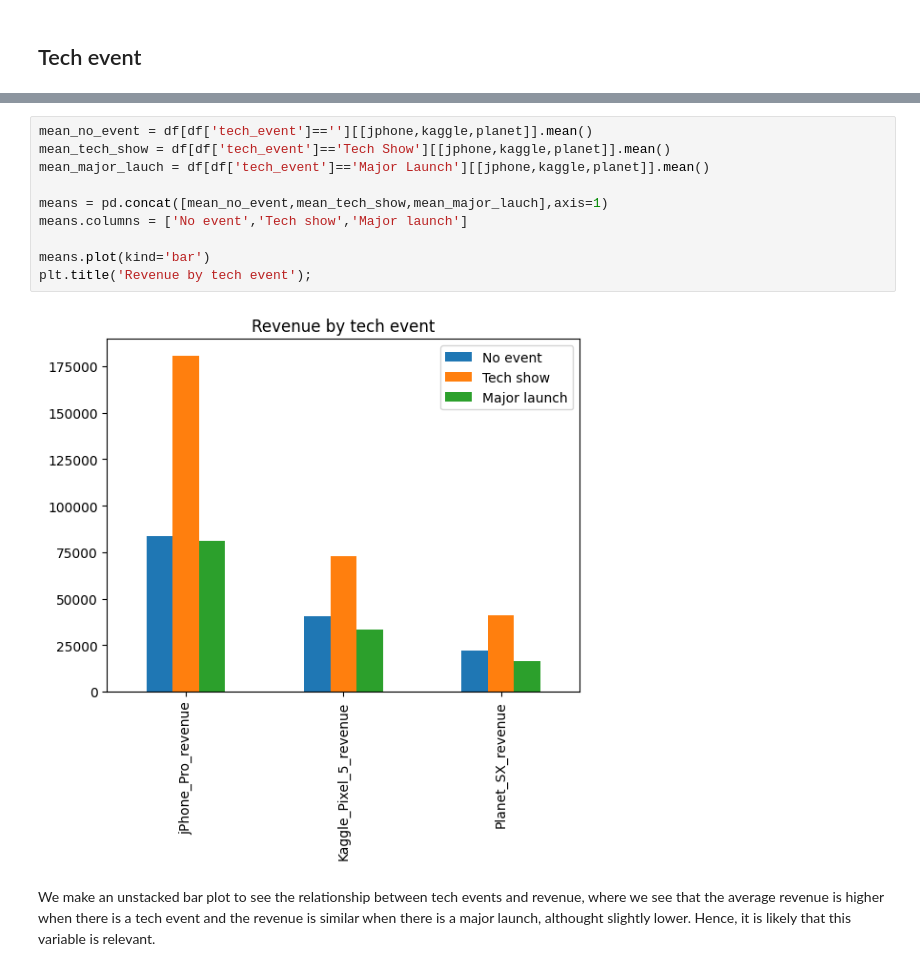
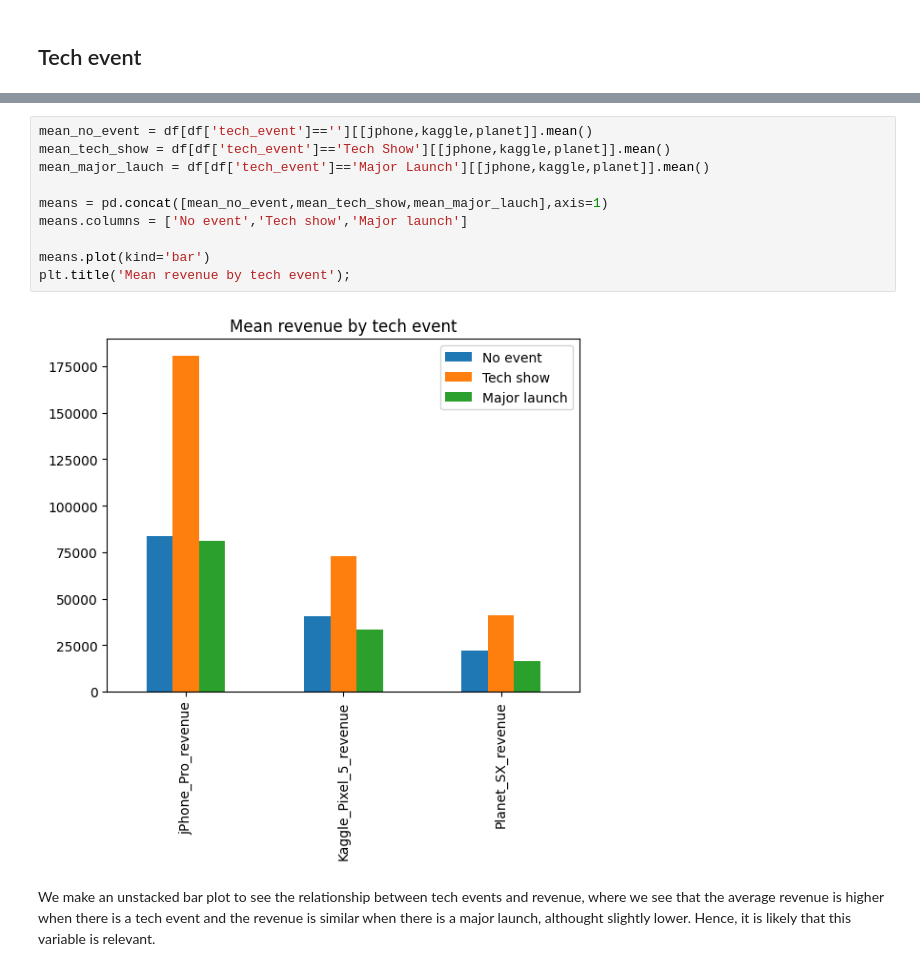
Before and after one commit to jsilvalavin/orange_test_stage, a Jupyter notebook: notebooks/exploration.ipynb, the cells around one changed output, grey strips where cells are left out. Drawn from its saved outputs; the diff is of its cells as text.

```diff
--- a/notebooks/exploration.ipynb
+++ b/notebooks/exploration.ipynb
@@ -156,15 +269,15 @@ we notice that the weather condition is in fact relevant to revenue.
 # %%
 mean_no_event = df[df['tech_event']==''][[jphone,kaggle,planet]].mean()
 mean_tech_show = df[df['tech_event']=='Tech Show'][[jphone,kaggle,planet]].mean()
 mean_major_lauch = df[df['tech_event']=='Major Launch'][[jphone,kaggle,planet]].mean()
 
 means = pd.concat([mean_no_event,mean_tech_show,mean_major_lauch],axis=1)
 means.columns = ['No event','Tech show','Major launch']
 
 means.plot(kind='bar')
-plt.title('Revenue by tech event');
+plt.title('Mean revenue by tech event');
 # %% [output]
-[figure, old version]
+[figure, new version]
 # %% [markdown]
 We make an unstacked bar plot to see the relationship between tech events and revenue, where we see that the average revenue is higher when there is a tech event and the revenue is similar when there is a major launch, althought slightly lower. Hence, it is likely that this variable is relevant.
 # %% [markdown]
```
Also changed, not shown: parts of 50 cells of this notebook.
